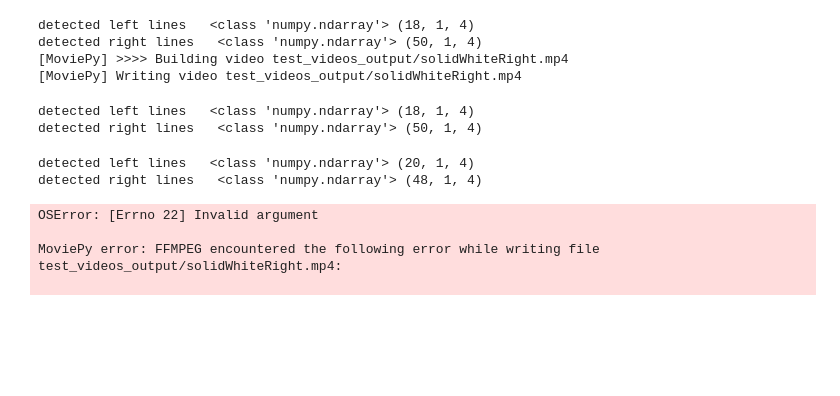
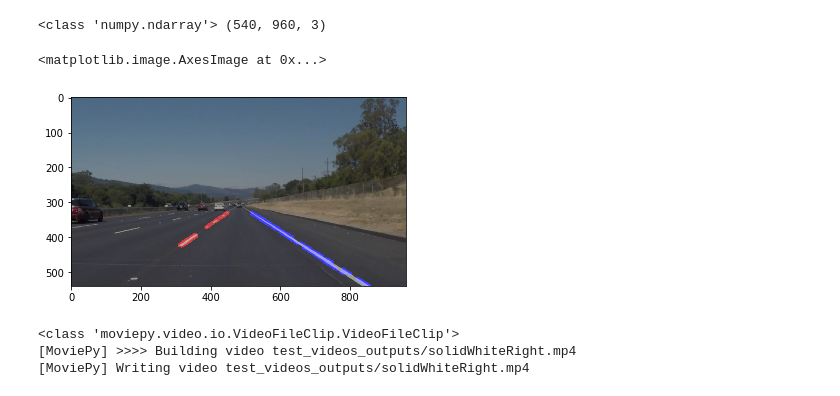
Before and after one commit to Conciliabulle/lane_detection, a Jupyter notebook: Video_Lane_Detection.ipynb, the cells around one changed output. Cells and saved outputs as stored; diff of their text form; code cells hidden in the pictures; blank space fills up the shorter version.

Commit message:
Detection function running on video clip

```diff
--- a/Video_Lane_Detection.ipynb
+++ b/Video_Lane_Detection.ipynb
@@ -159,57 +159,54 @@ def process_image(image):
     #https://stackoverflow.com/questions/21565994/method-to-return-the-equation-of-a-straight-line-given-two-points
     #print(lines_left)
     #print(len(lines_left))
 
     lines_left=np.array(left)
     lines_right=np.array(right)
 
-    print('detected left lines  ',type(lines_left),lines_left.shape)
-    print('detected right lines  ',type(lines_right),lines_right.shape)
+    #print('detected left lines  ',type(lines_left),lines_left.shape)
+    #print('detected right lines  ',type(lines_right),lines_right.shape)
 
     line_image_right = np.copy(image)*0 #creating a blank to draw lines on
     line_image_left = np.copy(image)*0 #creating a blank to draw lines on
 
     #Draw left lines
     for line in lines_left:
         for x1,y1,x2,y2 in line:
             cv2.line(line_image_left,(x1,y1),(x2,y2),(255,0,0),10)
     #Draw right lines
     for line in lines_right:
         for x1,y1,x2,y2 in line:
             cv2.line(line_image_right,(x1,y1),(x2,y2),(0,0,255),10)
 
     image_2 = np.copy(image) #copy orginal image to combine with detected lanes
 
     #combine lines to original image
     combo_2 = cv2.addWeighted(image_2, 0.8, line_image_left, 1, 0)
     combo_2 = cv2.addWeighted(combo_2, 0.8, line_image_right, 1, 0)
     return combo_2
 
 
 #Test function on 1 image
-#image_input = mpimg.imread('test_images/solidWhiteRight.jpg')
-#image_result = process_image(image_input)
-#plt.imshow(image_result)
-
-white_output = 'test_videos_output/solidWhiteRight.mp4'
-## To speed up the testing process you may want to try your pipeline on a shorter subclip of the video
-## To do so add .subclip(start_second,end_second) to the end of the line below
-## Where start_second and end_second are integer values representing the start and end of the subclip
-## You may also uncomment the following line for a subclip of the first 5 seconds
-clip1 = VideoFileClip("test_videos/solidWhiteRight.mp4").subclip(0,5)
-#clip1 = VideoFileClip("test_videos/solidWhiteRight.mp4")
-white_clip = clip1.fl_image(process_image) #NOTE: this function expects color images!!
-%time white_clip.write_videofile(white_output, audio=False)
+image_input = mpimg.imread('test_images/solidWhiteRight.jpg')
+image_result = process_image(image_input)
+print(type(image_result),image_result.shape)
+plt.imshow(image_result)
 # %% [output]
-detected left lines   <class 'numpy.ndarray'> (18, 1, 4)
-detected right lines   <class 'numpy.ndarray'> (50, 1, 4)
-[MoviePy] >>>> Building video test_videos_output/solidWhiteRight.mp4
-[MoviePy] Writing video test_videos_output/solidWhiteRight.mp4
+<class 'numpy.ndarray'> (540, 960, 3)
-detected left lines   <class 'numpy.ndarray'> (18, 1, 4)
-detected right lines   <class 'numpy.ndarray'> (50, 1, 4)
+<matplotlib.image.AxesImage at 0x...>
-detected left lines   <class 'numpy.ndarray'> (20, 1, 4)
-detected right lines   <class 'numpy.ndarray'> (48, 1, 4)
-OSError: [Errno 22] Invalid argument
-
-MoviePy error: FFMPEG encountered the following error while writing file test_videos_output/solidWhiteRight.mp4:
-
+[figure, added]
+# %%
+white_output = 'test_videos_outputs/solidWhiteRight.mp4'
+## To speed up the testing process you may want to try your pipeline on a shorter subclip of the video
+## To do so add .subclip(start_second,end_second) to the end of the line below
+## Where start_second and end_second are integer values representing the start and end of the subclip
+## You may also uncomment the following line for a subclip of the first 5 seconds
+clip1 = VideoFileClip("test_videos/solidWhiteRight.mp4").subclip(0,5)
+print(type(clip1))
+#clip1 = VideoFileClip("test_videos/solidWhiteRight.mp4")
+white_clip = clip1.fl_image(process_image) #NOTE: this function expects color images!!
+%time white_clip.write_videofile(white_output, audio=False)
+# %% [output]
+<class 'moviepy.video.io.VideoFileClip.VideoFileClip'>
+[MoviePy] >>>> Building video test_videos_outputs/solidWhiteRight.mp4
+[MoviePy] Writing video test_videos_outputs/solidWhiteRight.mp4
```
Also changed, not shown: 1 other file.
